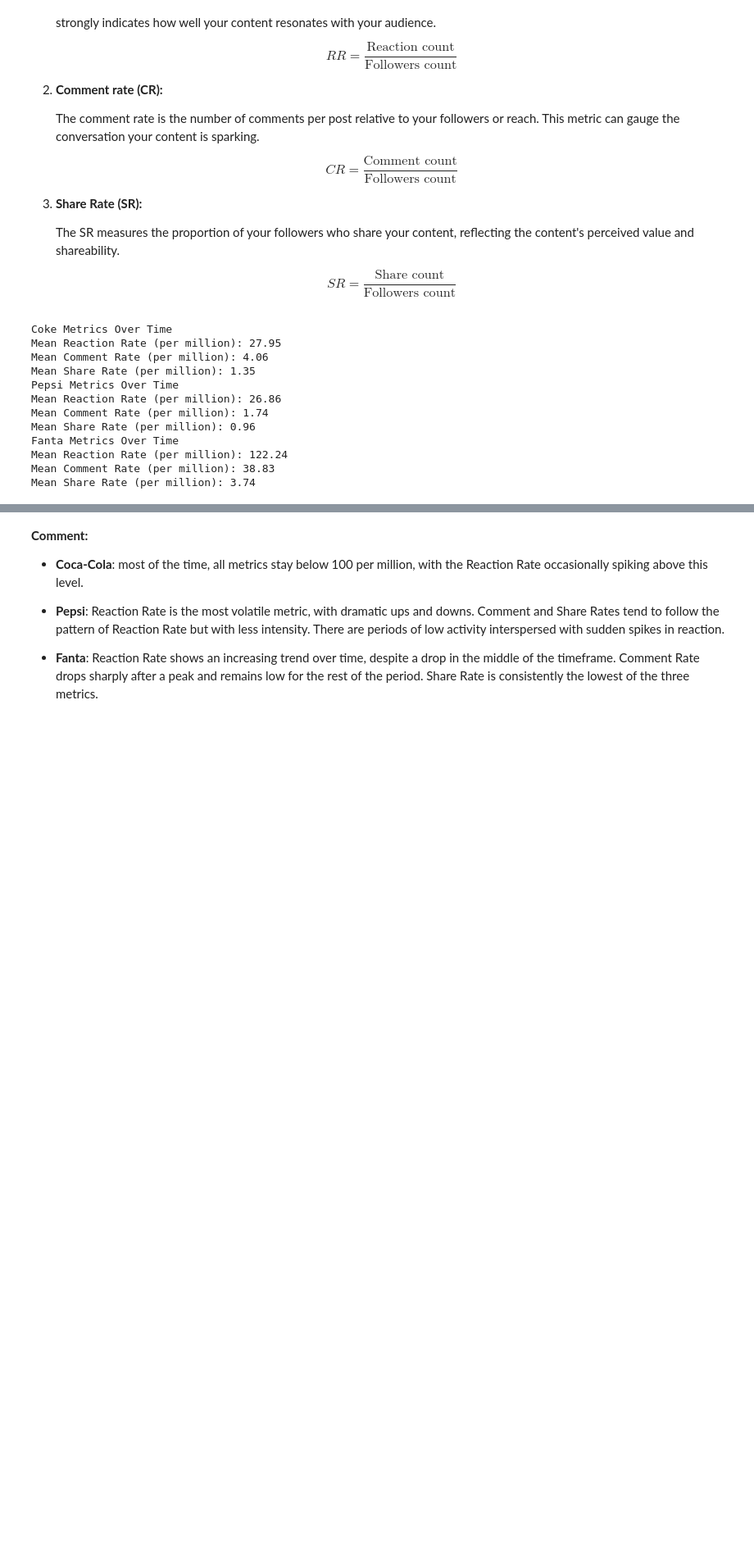
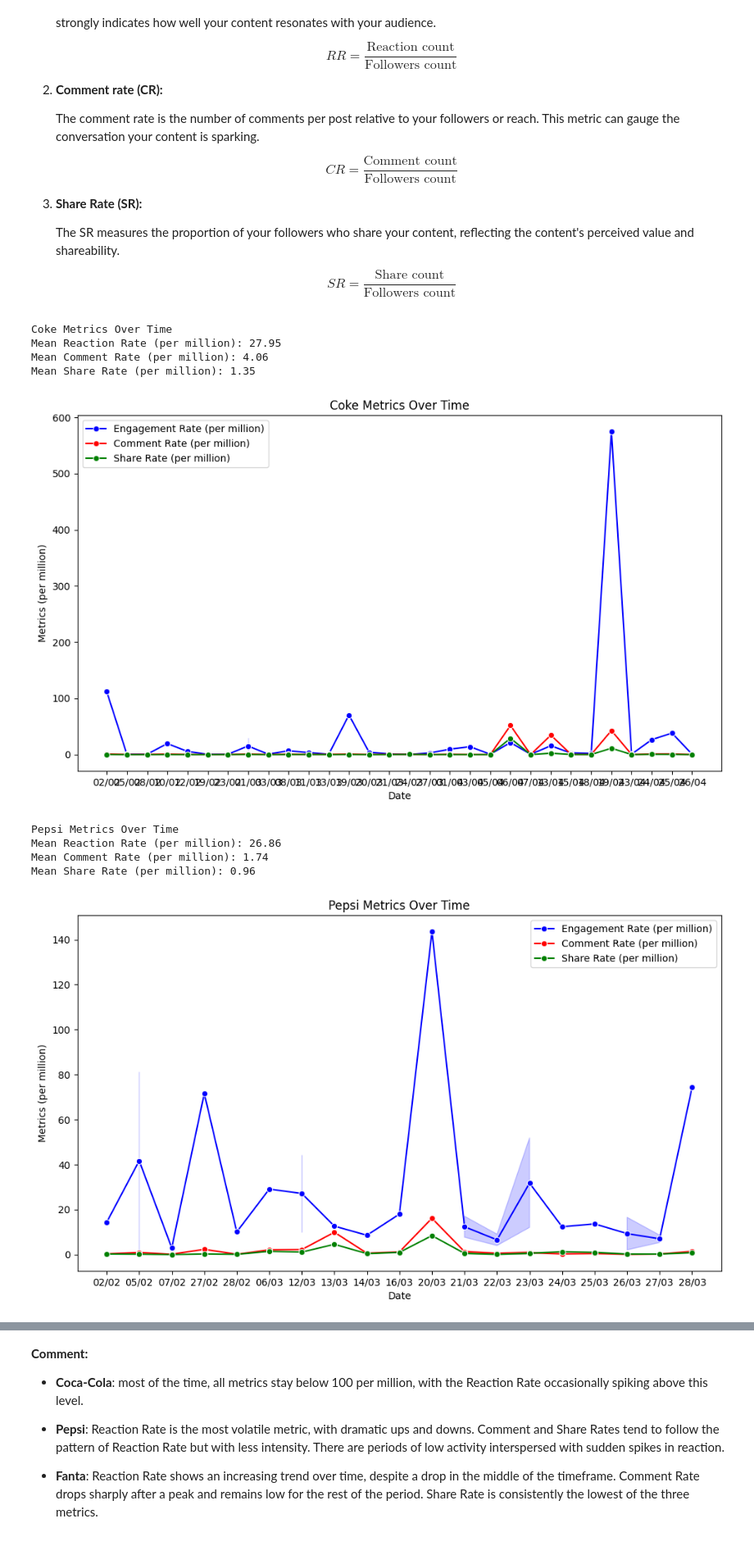
Before and after one commit to dellacer2003/Brand-Watch-Report, a Jupyter notebook: analysis.ipynb, the cells around one changed output, grey strips where cells are left out. Shown at 82% size. Drawn from its saved outputs; the diff is of its cells as text; code cells hidden in the pictures; blank space fills up the shorter version.

```diff
--- a/analysis.ipynb
+++ b/analysis.ipynb
@@ -718,58 +693,45 @@ fanta['SR_per_million'] = fanta['share_count'] * 1000000 / brand_follower_df['fa
 # Define the colors for each metric
 metric_colors = {
     'RR_per_million': 'blue',
     'CR_per_million': 'red',
     'SR_per_million': 'green'
 }
 
 # Define titles for each metric
 metric_titles = {
     'RR_per_million': 'Engagement Rate (per million)',
     'CR_per_million': 'Comment Rate (per million)',
     'SR_per_million': 'Share Rate (per million)'
 }
 
 # Plot for each brand
 for brand_name, df in brand_dfs.items():
     print(f'{brand_name.capitalize()} Metrics Over Time')
     print(f'Mean Reaction Rate (per million): {df["RR_per_million"].mean():.2f}')
     print(f'Mean Comment Rate (per million): {df["CR_per_million"].mean():.2f}')
     print(f'Mean Share Rate (per million): {df["SR_per_million"].mean():.2f}')
 
-    fig = go.Figure()
+    plt.figure(figsize=(10, 6))
 
-    # Add traces for each metric
+    # Plot each metric
     for metric, color in metric_colors.items():
-        fig.add_trace(go.Scatter(
-            x=df['date'],
-            y=df[metric],
-            mode='lines+markers',
-            name=metric_titles[metric],
-            marker=dict(size=8, color=color),
-            line=dict(color=color, width=2)
-        ))
+        sns.lineplot(x=df['date'], y=df[metric], label=metric_titles[metric], color=color, marker='o')
 
-    # Update layout
-    fig.update_layout(
-        title=f'{brand_name.capitalize()} Metrics Over Time',
-        xaxis_title='Date',
-        yaxis_title='Metrics (per million)',
-        legend=dict(x=0.01, y=0.99, bordercolor='black', borderwidth=1),
-        template='plotly_white'
-    )
+    plt.title(f'{brand_name.capitalize()} Metrics Over Time')
+    plt.xlabel('Date')
+    plt.ylabel('Metrics (per million)')
+    plt.legend(loc='best')
 
-    # Show the plot
-    fig.show()
+    plt.tight_layout()
+    plt.show()
 # %% [output]
 Coke Metrics Over Time
 Mean Reaction Rate (per million): 27.95
 Mean Comment Rate (per million): 4.06
 Mean Share Rate (per million): 1.35
-Pepsi Metrics Over Time
-Mean Reaction Rate (per million): 26.86
-Mean Comment Rate (per million): 1.74
-Mean Share Rate (per million): 0.96
-Fanta Metrics Over Time
-Mean Reaction Rate (per million): 122.24
-Mean Comment Rate (per million): 38.83
-Mean Share Rate (per million): 3.74
+[figure, added]
+Pepsi Metrics Over Time
+Mean Reaction Rate (per million): 26.86
+Mean Comment Rate (per million): 1.74
+Mean Share Rate (per million): 0.96
+[figure, added]
```
Also changed, not shown: parts of 6 cells of this notebook, 5 other files.
